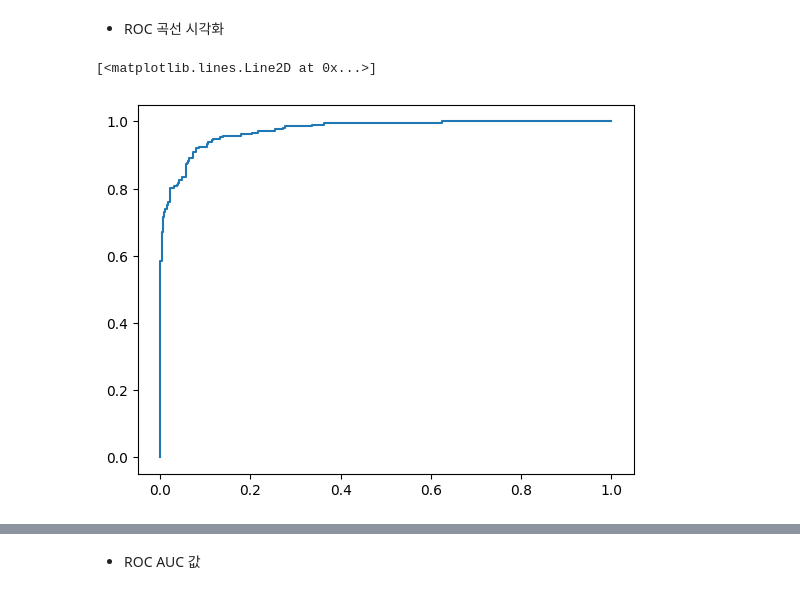
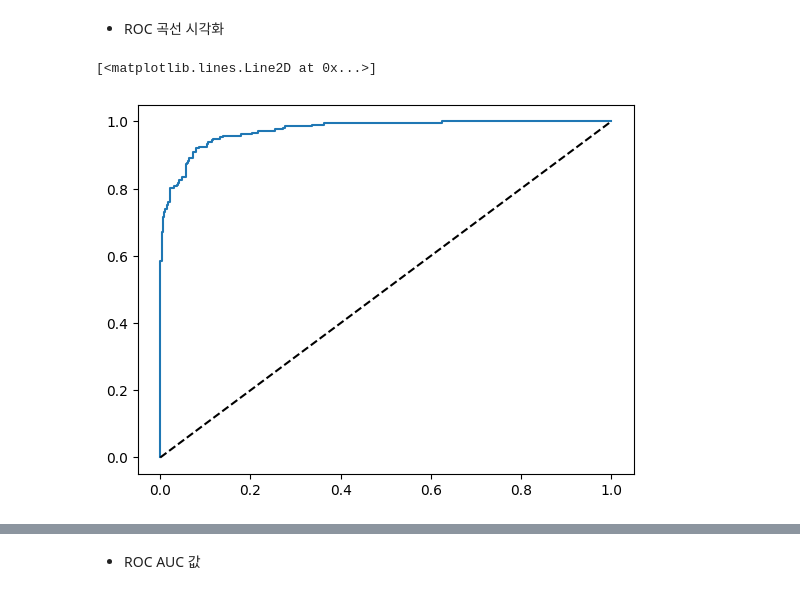
Before and after one commit to seoyujiin/esaa_yb, a Jupyter notebook: 연습문제_평가.ipynb, the cells around one changed output, grey strips where cells are left out. Saved outputs shown, nothing was run; the diff lists cells and outputs as text; code cells hidden in the pictures.

```diff
--- a/연습문제_평가.ipynb
+++ b/연습문제_평가.ipynb
@@ -89,6 +91,7 @@ fpr, tpr, thresholds = roc_curve(y, probas[:,1])
 # %%
 import matplotlib.pyplot as plt
 plt.plot(fpr, tpr, label="ROC")  # ROC 곡선이 y=x 직선에 가까울수록 성능이 떨어짐, 멀어질수록 성능이 뛰어남
+plt.plot([0, 1], [0, 1], 'k--', label='Random')
 # %% [output]
 [<matplotlib.lines.Line2D at 0x...>]
-[figure, old version]
+[figure, new version]
```
Also changed, not shown: parts of 3 cells of this notebook.
